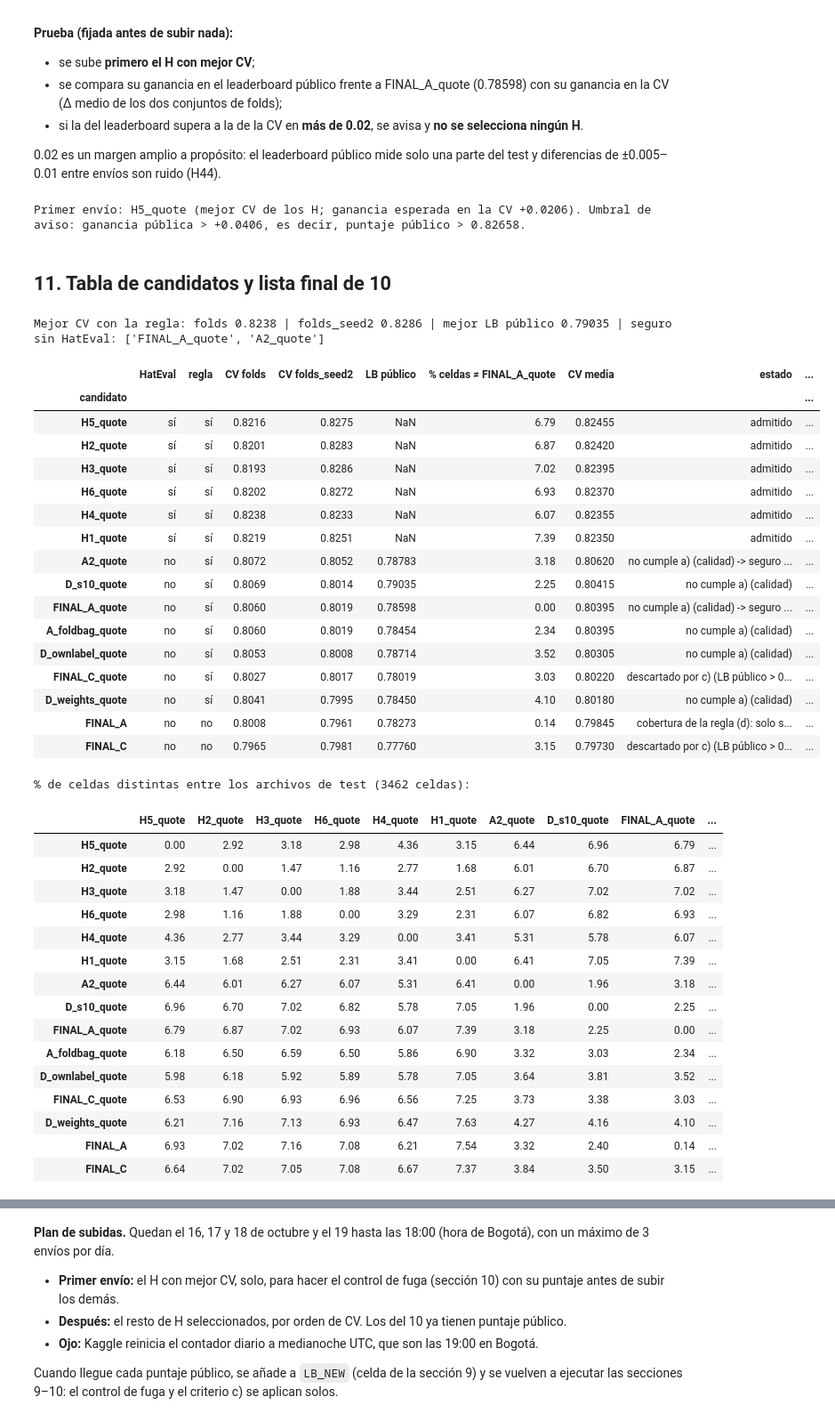
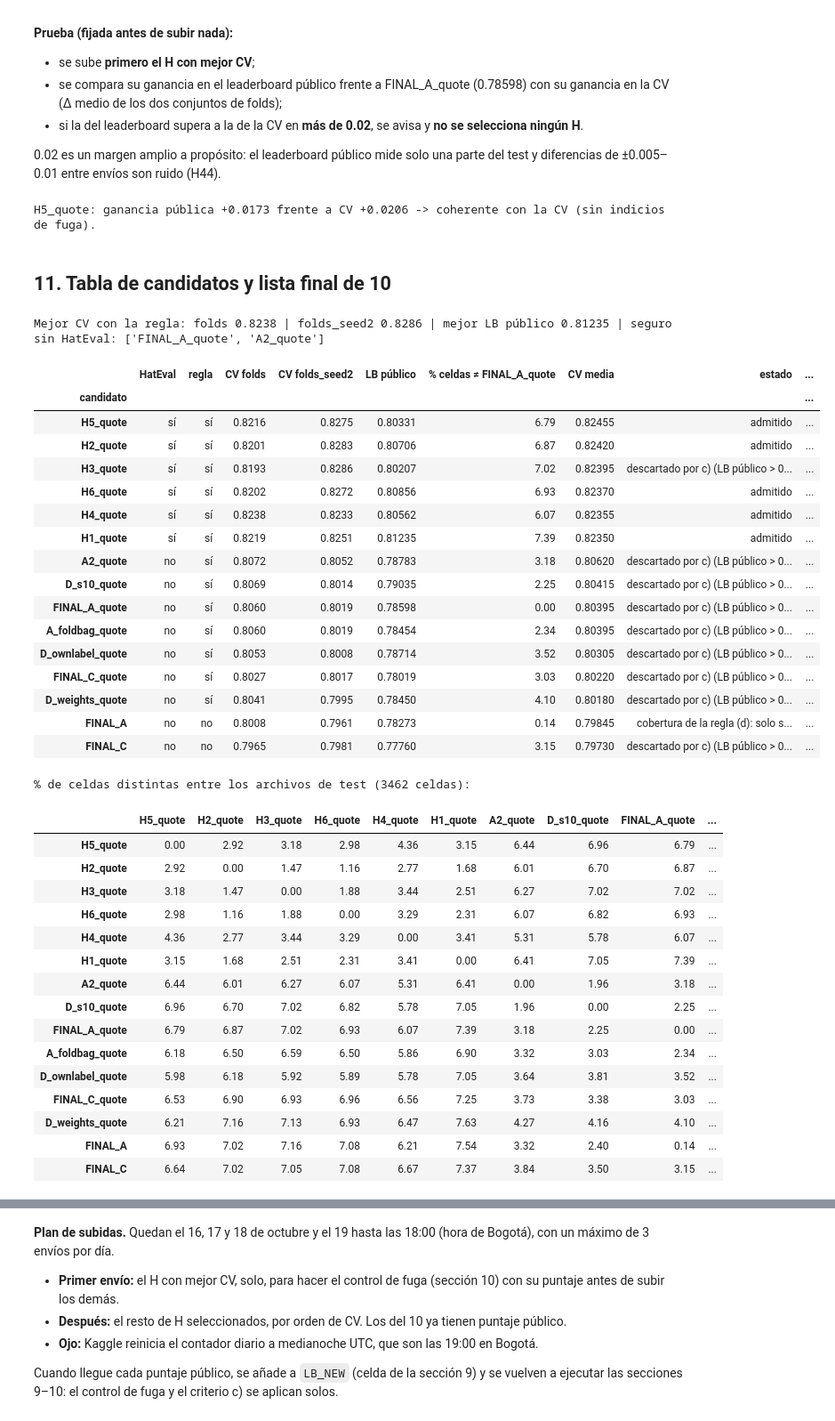
Before and after one commit to SebastianBravo/TweetToxic, a Jupyter notebook: notebooks/11_hateval.ipynb, the cells around one changed output, grey strips where cells are left out. Shown at 89% size. Saved outputs shown, nothing was run; the diff lists cells and outputs as text; code cells hidden in the pictures.

```diff
--- a/notebooks/11_hateval.ipynb
+++ b/notebooks/11_hateval.ipynb
@@ -925,7 +928,8 @@ FILES_10 = {"FINAL_A_quote": "FINAL_A_quote_ens08__D__stack-all__quote.csv", "FI
             "A_foldbag_quote": "A_foldbag_quote_ens10__D__stack-all__foldbag__quote.csv"}
 LB = {"FINAL_A_quote": 0.78598, "FINAL_A": 0.78273, "FINAL_C": 0.77760, "FINAL_C_quote": 0.78019, "A2_quote": 0.78783,
       "D_s10_quote": 0.79035, "D_ownlabel_quote": 0.78714, "D_weights_quote": 0.78450, "A_foldbag_quote": 0.78454}
-LB_NEW = {}  # ← puntajes públicos de los H cuando se suban, p. ej. {"H1_quote": 0.79}. Solo descartan (c) y alimentan la sección 10
+LB_NEW = {"H5_quote": 0.80331, "H2_quote": 0.80706, "H3_quote": 0.80207,  # puntajes públicos de los H (16–18 oct).
+          "H6_quote": 0.80856, "H4_quote": 0.80562, "H1_quote": 0.81235}   # Solo descartan (c) y alimentan la sección 10
 for tag, (ids, method, rule) in CANDS_10.items():
     CV[tag] = {fs: crossfit_rule(ids, method, fs, rule) for fs in FOLDSETS}
 ALL_FILES = {**FILES_10, **FILES}
@@ -960,7 +964,7 @@ else:
     print(f"Primer envío: {FIRST_H} (mejor CV de los H; ganancia esperada en la CV {cv_gain:+.4f}). "
           f"Umbral de aviso: ganancia pública > {cv_gain + 0.02:+.4f}, es decir, puntaje público > {LB['FINAL_A_quote'] + cv_gain + 0.02:.5f}.")
 # %% [output]
-Primer envío: H5_quote (mejor CV de los H; ganancia esperada en la CV +0.0206). Umbral de aviso: ganancia pública > +0.0406, es decir, puntaje público > 0.82658.
+H5_quote: ganancia pública +0.0173 frente a CV +0.0206 -> coherente con la CV (sin indicios de fuga).
 # %% [markdown]
 ## 11. Tabla de candidatos y lista final de 10
 # %%
@@ -989,48 +993,51 @@ for tag in order:
     near = [adm for adm in admitted if DIFF.loc[tag, adm] < 1.0]
     if tag == "FINAL_A":
         status[tag] = "cobertura de la regla (d): solo si sobra hueco"
     elif not c:
         status[tag] = "descartado por c) (LB público > 0.010 bajo el mejor)"
     elif near:
         status[tag] = f"casi duplicado de {near[0]} (b)"
     elif not a:
         status[tag] = "no cumple a) (calidad)"
         only_a.append(tag)
     else:
         admitted.append(tag)
         status[tag] = "admitido"
 for tag in INSURED:
     if tag not in admitted:
         status[tag] = status[tag] + " -> seguro sin HatEval"
 selected = [t for t in order if t in admitted or t in INSURED]
-selected += [t for t in only_a if t not in selected][:max(0, SLOTS - len(selected))]
+fill = [t for t in order if t not in selected and t != "FINAL_A" and not status[t].startswith("casi")]  # D45, por CV
+for tag in fill[:max(0, SLOTS - len(selected))]:
+    selected.append(tag)
+    status[tag] += " -> relleno de un hueco libre"
 if len(selected) < SLOTS:
     selected.append("FINAL_A")
 selected = selected[:SLOTS]
 TABLE["estado"] = [status[t] for t in order]
 TABLE["seleccionado"] = [t in selected for t in order]
 print(f"Mejor CV con la regla: folds {best_main:.4f} | folds_seed2 {best_s2:.4f} | mejor LB público {best_lb:.5f} | "
       f"seguro sin HatEval: {INSURED}" + (" | H excluidos por el control de fuga" if LEAK else ""))
 display(TABLE)
 print("% de celdas distintas entre los archivos de test (3462 celdas):")
 display(DIFF)
 # %% [output]
-Mejor CV con la regla: folds 0.8238 | folds_seed2 0.8286 | mejor LB público 0.79035 | seguro sin HatEval: ['FINAL_A_quote', 'A2_quote']
+Mejor CV con la regla: folds 0.8238 | folds_seed2 0.8286 | mejor LB público 0.81235 | seguro sin HatEval: ['FINAL_A_quote', 'A2_quote']
 |  | HatEval | regla | CV folds | CV folds_seed2 | LB público | % celdas ≠ FINAL_A_quote | CV media | estado | ... |
 | candidato |  |  |  |  |  |  |  |  | ... |
-| H5_quote | sí | sí | 0.8216 | 0.8275 | NaN | 6.79 | 0.82455 | admitido | ... |
-| H2_quote | sí | sí | 0.8201 | 0.8283 | NaN | 6.87 | 0.82420 | admitido | ... |
-| H3_quote | sí | sí | 0.8193 | 0.8286 | NaN | 7.02 | 0.82395 | admitido | ... |
-| H6_quote | sí | sí | 0.8202 | 0.8272 | NaN | 6.93 | 0.82370 | admitido | ... |
-| H4_quote | sí | sí | 0.8238 | 0.8233 | NaN | 6.07 | 0.82355 | admitido | ... |
-| H1_quote | sí | sí | 0.8219 | 0.8251 | NaN | 7.39 | 0.82350 | admitido | ... |
-| A2_quote | no | sí | 0.8072 | 0.8052 | 0.78783 | 3.18 | 0.80620 | no cumple a) (calidad) -> seguro ... | ... |
-| D_s10_quote | no | sí | 0.8069 | 0.8014 | 0.79035 | 2.25 | 0.80415 | no cumple a) (calidad) | ... |
-| FINAL_A_quote | no | sí | 0.8060 | 0.8019 | 0.78598 | 0.00 | 0.80395 | no cumple a) (calidad) -> seguro ... | ... |
-| A_foldbag_quote | no | sí | 0.8060 | 0.8019 | 0.78454 | 2.34 | 0.80395 | no cumple a) (calidad) | ... |
-| D_ownlabel_quote | no | sí | 0.8053 | 0.8008 | 0.78714 | 3.52 | 0.80305 | no cumple a) (calidad) | ... |
+| H5_quote | sí | sí | 0.8216 | 0.8275 | 0.80331 | 6.79 | 0.82455 | admitido | ... |
+| H2_quote | sí | sí | 0.8201 | 0.8283 | 0.80706 | 6.87 | 0.82420 | admitido | ... |
+| H3_quote | sí | sí | 0.8193 | 0.8286 | 0.80207 | 7.02 | 0.82395 | descartado por c) (LB público > 0... | ... |
+| H6_quote | sí | sí | 0.8202 | 0.8272 | 0.80856 | 6.93 | 0.82370 | admitido | ... |
+| H4_quote | sí | sí | 0.8238 | 0.8233 | 0.80562 | 6.07 | 0.82355 | admitido | ... |
+| H1_quote | sí | sí | 0.8219 | 0.8251 | 0.81235 | 7.39 | 0.82350 | admitido | ... |
+| A2_quote | no | sí | 0.8072 | 0.8052 | 0.78783 | 3.18 | 0.80620 | descartado por c) (LB público > 0... | ... |
+| D_s10_quote | no | sí | 0.8069 | 0.8014 | 0.79035 | 2.25 | 0.80415 | descartado por c) (LB público > 0... | ... |
+| FINAL_A_quote | no | sí | 0.8060 | 0.8019 | 0.78598 | 0.00 | 0.80395 | descartado por c) (LB público > 0... | ... |
+| A_foldbag_quote | no | sí | 0.8060 | 0.8019 | 0.78454 | 2.34 | 0.80395 | descartado por c) (LB público > 0... | ... |
+| D_ownlabel_quote | no | sí | 0.8053 | 0.8008 | 0.78714 | 3.52 | 0.80305 | descartado por c) (LB público > 0... | ... |
 | FINAL_C_quote | no | sí | 0.8027 | 0.8017 | 0.78019 | 3.03 | 0.80220 | descartado por c) (LB público > 0... | ... |
-| D_weights_quote | no | sí | 0.8041 | 0.7995 | 0.78450 | 4.10 | 0.80180 | no cumple a) (calidad) | ... |
+| D_weights_quote | no | sí | 0.8041 | 0.7995 | 0.78450 | 4.10 | 0.80180 | descartado por c) (LB público > 0... | ... |
 | FINAL_A | no | no | 0.8008 | 0.7961 | 0.78273 | 0.14 | 0.79845 | cobertura de la regla (d): solo s... | ... |
 | FINAL_C | no | no | 0.7965 | 0.7981 | 0.77760 | 3.15 | 0.79730 | descartado por c) (LB público > 0... | ... |
 % de celdas distintas entre los archivos de test (3462 celdas):
```
Also changed, not shown: parts of 5 cells of this notebook.
